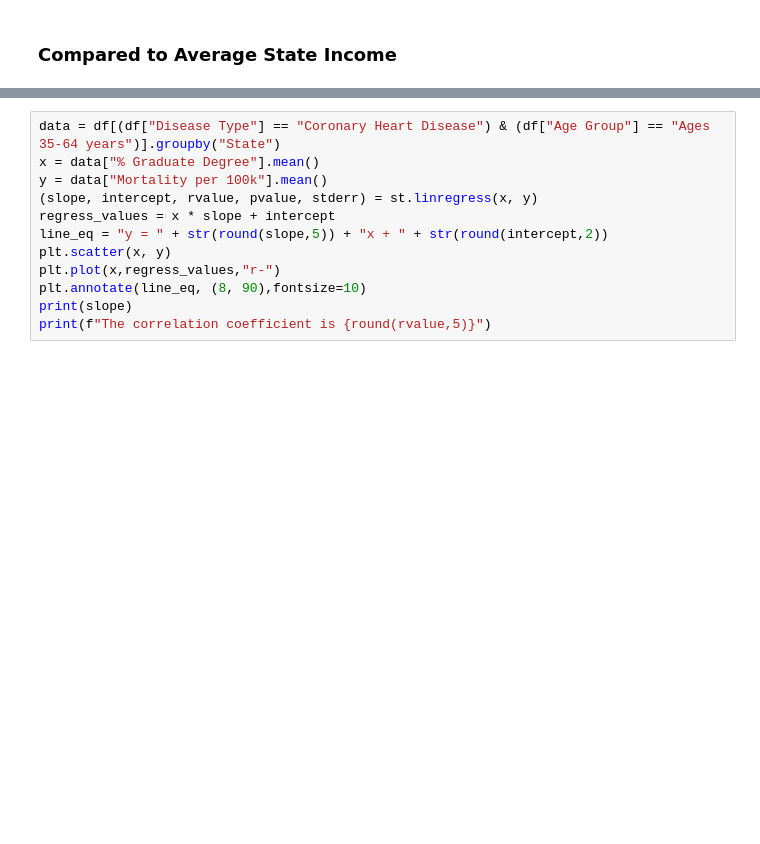
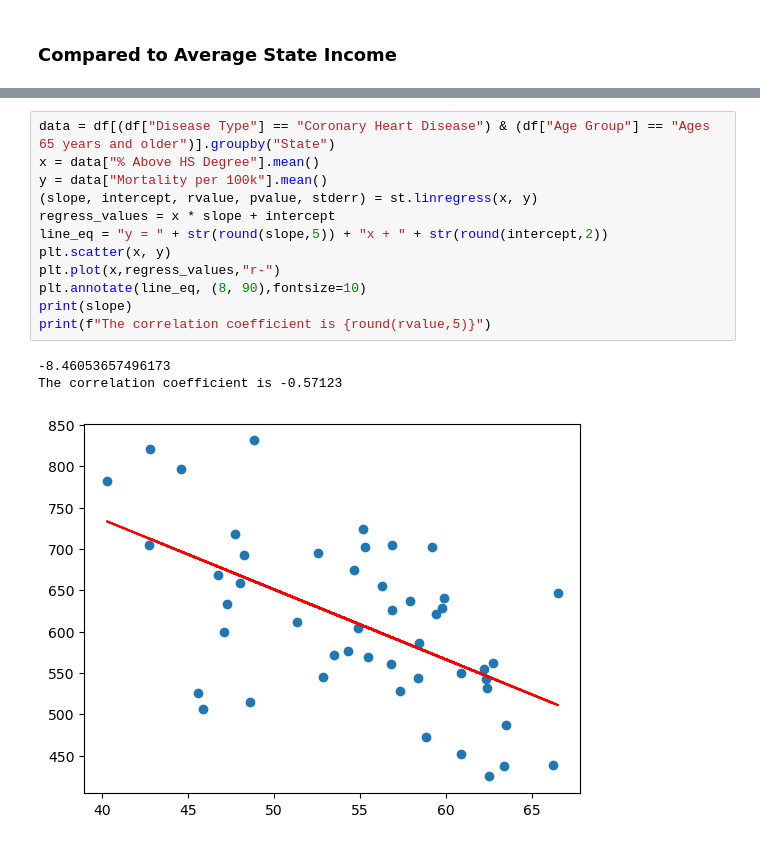
Before and after one commit to ArminaCA/Project-Cardiovascular-disease-mortality, a Jupyter notebook: Cardiovascular_Determinants_With Analysis(Y).ipynb, the cells around one changed output, grey strips where cells are left out. Saved outputs shown, nothing was run; the diff lists cells and outputs as text; blank space fills up the shorter version.

```diff
--- a/Cardiovascular_Determinants_With Analysis(Y).ipynb
+++ b/Cardiovascular_Determinants_With Analysis(Y).ipynb
@@ -678,13 +690,17 @@ print(f"The correlation coefficient is {round(rvalue,5)}")
 # %%
-data = df[(df["Disease Type"] == "Coronary Heart Disease") & (df["Age Group"] == "Ages 35-64 years")].groupby("State")
-x = data["% Graduate Degree"].mean()
+data = df[(df["Disease Type"] == "Coronary Heart Disease") & (df["Age Group"] == "Ages 65 years and older")].groupby("State")
+x = data["% Above HS Degree"].mean()
 y = data["Mortality per 100k"].mean()
 (slope, intercept, rvalue, pvalue, stderr) = st.linregress(x, y)
 regress_values = x * slope + intercept
 line_eq = "y = " + str(round(slope,5)) + "x + " + str(round(intercept,2))
 plt.scatter(x, y)
 plt.plot(x,regress_values,"r-")
 plt.annotate(line_eq, (8, 90),fontsize=10)
 print(slope)
 print(f"The correlation coefficient is {round(rvalue,5)}")
+# %% [output]
+-8.46053657496173
+The correlation coefficient is -0.57123
+[figure, added]
 # %%
```
Also changed, not shown: parts of 40 cells of this notebook.
